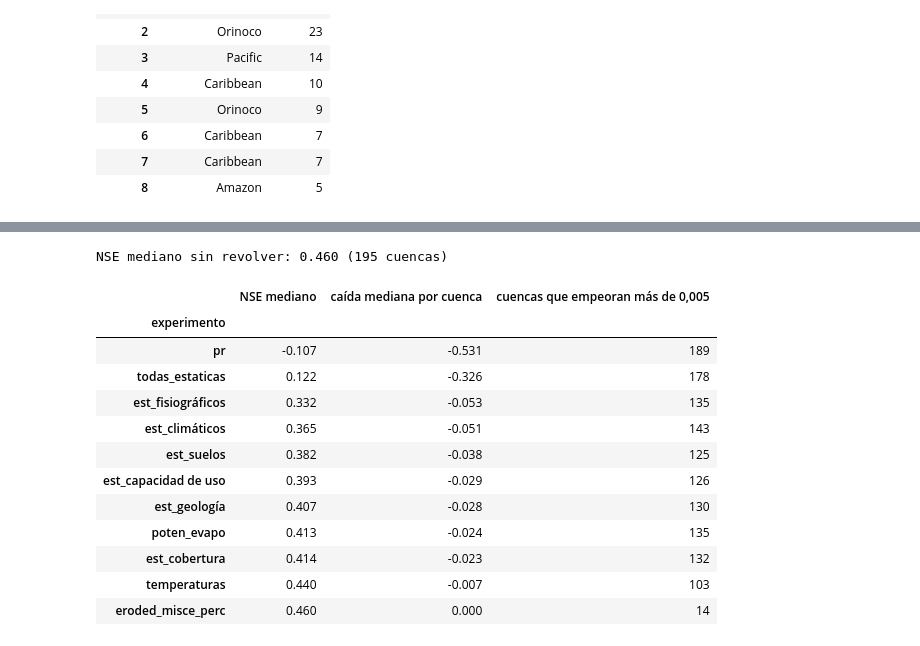
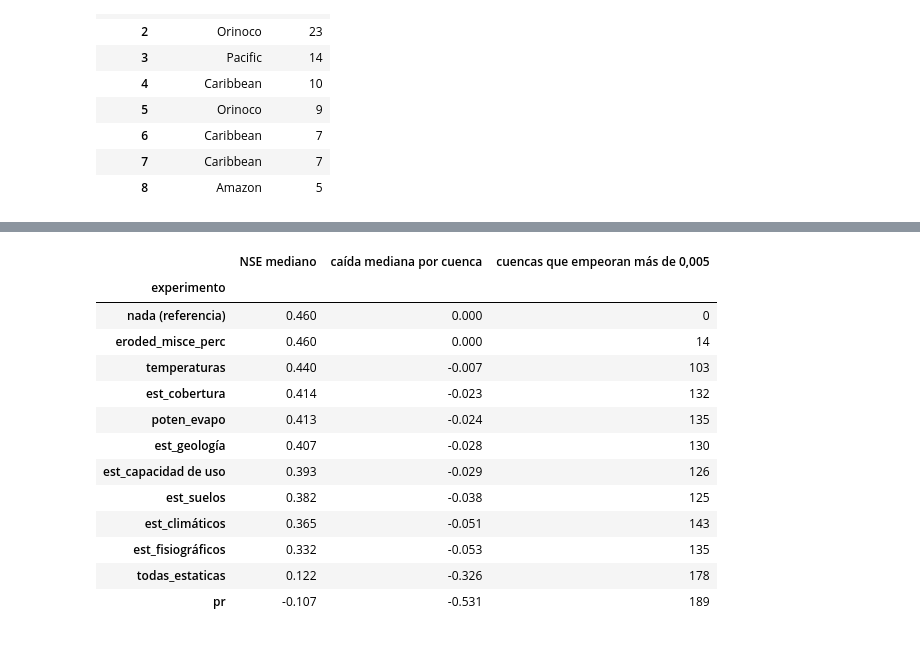
Before and after one commit to leodie1615/Proyecto-final-ADL, a Jupyter notebook: proyecto-final-modelado.ipynb, the cells around one changed output, grey strips where cells are left out. Cells and saved outputs as stored; diff of their text form; code cells hidden in the pictures.

```diff
--- a/proyecto-final-modelado.ipynb
+++ b/proyecto-final-modelado.ipynb
@@ -910,30 +698,0 @@ Para entrenar, cambia `EJECUTAR_AJUSTE` a `True`. El tiempo estimado está en 4.
-# %%
-EJECUTAR_AJUSTE = False   # opcional: el equipo fijó hidden_size = 256 (11/11/2026)
-TAMANOS_OCULTOS = [64, 128, 256]
-HIDDEN_SIZE = config_base["hidden_size"]   # el que usan las etapas 2 y 3
-
-
-def config_ajuste(h):
-    return {**config_base, "experiment_name": f"camels_col_ajuste_h{h}", "hidden_size": h,
-            "train_basin_file": "configs/basins/fijas.txt",
-            "validation_basin_file": "configs/basins/fijas_validacion.txt",
-            "test_basin_file": "configs/basins/fijas_validacion.txt",   # no se usa: la etapa solo mira la validación
-            "validate_n_random_basins": len(fijas_validacion)}
-
-
-filas = {}
-for h in TAMANOS_OCULTOS:
-    run_dir = entrenar(config_ajuste(h)) if EJECUTAR_AJUSTE else corrida_terminada(config_ajuste(h))
-    if run_dir is not None:
-        hist, mejor = historial(run_dir), mejor_epoca(run_dir)
-        filas[h] = {"corrida": run_dir.name, "épocas": len(hist), "mejor época": mejor,
-                    **hist.loc[mejor, ["perdida_validacion", "NSE_validacion", "KGE_validacion"]].round(3)}
-ajuste = pd.DataFrame.from_dict(filas, orient="index").rename_axis("hidden_size")
-
-print(f"hidden_size de las etapas 2 y 3: {HIDDEN_SIZE}")
-if len(ajuste) == len(TAMANOS_OCULTOS):
-    print(f"Mejor tamaño en el ajuste: {int(ajuste['NSE_validacion'].idxmax())}")
-if len(ajuste):
-    display(ajuste)
-else:
-    print("Ajuste no ejecutado (opcional)")
@@ -1690,45 +1290,45 @@ def permutar_lstm(run_dir, epoca):
             estado["dinamicas"], estado["atributos"] = din, None
             if est:
                 a = todos.copy()
                 a[est] = todos[est].to_numpy()[np.random.default_rng(zlib.crc32(nombre.encode())).permutation(len(a))]
                 estado["atributos"] = a
             res = get_tester(cfg, run_dir, period="validation", init_model=True).evaluate(
                 epoch=epoca, save_results=False, metrics=["NSE"])
             t = pd.DataFrame({"experimento": nombre, "gauge_id": list(res),
                               "nse": [res[b]["1D"].get("NSE", np.nan) for b in res]})
             t.to_csv(ARCHIVO_PERMUTACION, mode="a", header=not ARCHIVO_PERMUTACION.exists(), index=False)
             print(f"{nombre}: NSE mediano {t['nse'].median():.4f}, {(time.time() - t0) / 60:.1f} min")
     finally:   # deja NeuralHydrology como estaba
         gd.load_timeseries, gd.load_attributes = leer_series, leer_atributos
         logging.disable(logging.NOTSET)
 
 
 if EJECUTAR_PERMUTACION and run_temporal is not None:
     permutar_lstm(run_temporal, mejor_epoca(run_temporal))
 
 if ARCHIVO_PERMUTACION.exists():
     nse_perm = pd.read_csv(ARCHIVO_PERMUTACION, dtype={"gauge_id": str}).pivot(index="gauge_id", columns="experimento",
                                                                                values="nse")
     caida = nse_perm.sub(nse_perm["base"], axis=0)
     tabla_permutacion = pd.DataFrame({"NSE mediano": nse_perm.median(), "caída mediana por cuenca": caida.median(),
                                       "cuencas que empeoran más de 0,005": (caida < -0.005).sum()})
-    print(f"NSE mediano sin revolver: {nse_perm['base'].median():.3f} ({nse_perm['base'].notna().sum()} cuencas)")
-    display(tabla_permutacion.drop("base").sort_values("caída mediana por cuenca").round(3))
+    display(tabla_permutacion.rename(index={"base": "nada (referencia)"})
+            .sort_values("caída mediana por cuenca", ascending=False).round(3))
 else:
     print("Permutación pendiente")
 # %% [output]
-NSE mediano sin revolver: 0.460 (195 cuencas)
 |  | NSE mediano | caída mediana por cuenca | cuencas que empeoran más de 0,005 |
 | experimento |  |  |  |
+| nada (referencia) | 0.460 | 0.000 | 0 |
+| eroded_misce_perc | 0.460 | 0.000 | 14 |
+| temperaturas | 0.440 | -0.007 | 103 |
+| est_cobertura | 0.414 | -0.023 | 132 |
+| poten_evapo | 0.413 | -0.024 | 135 |
+| est_geología | 0.407 | -0.028 | 130 |
+| est_capacidad de uso | 0.393 | -0.029 | 126 |
+| est_suelos | 0.382 | -0.038 | 125 |
+| est_climáticos | 0.365 | -0.051 | 143 |
+| est_fisiográficos | 0.332 | -0.053 | 135 |
+| todas_estaticas | 0.122 | -0.326 | 178 |
 | pr | -0.107 | -0.531 | 189 |
-| todas_estaticas | 0.122 | -0.326 | 178 |
-| est_fisiográficos | 0.332 | -0.053 | 135 |
-| est_climáticos | 0.365 | -0.051 | 143 |
-| est_suelos | 0.382 | -0.038 | 125 |
-| est_capacidad de uso | 0.393 | -0.029 | 126 |
-| est_geología | 0.407 | -0.028 | 130 |
-| poten_evapo | 0.413 | -0.024 | 135 |
-| est_cobertura | 0.414 | -0.023 | 132 |
-| temperaturas | 0.440 | -0.007 | 103 |
-| eroded_misce_perc | 0.460 | 0.000 | 14 |
 # %% [markdown]
```
Also changed, not shown: parts of 74 cells of this notebook, 2 other files.
